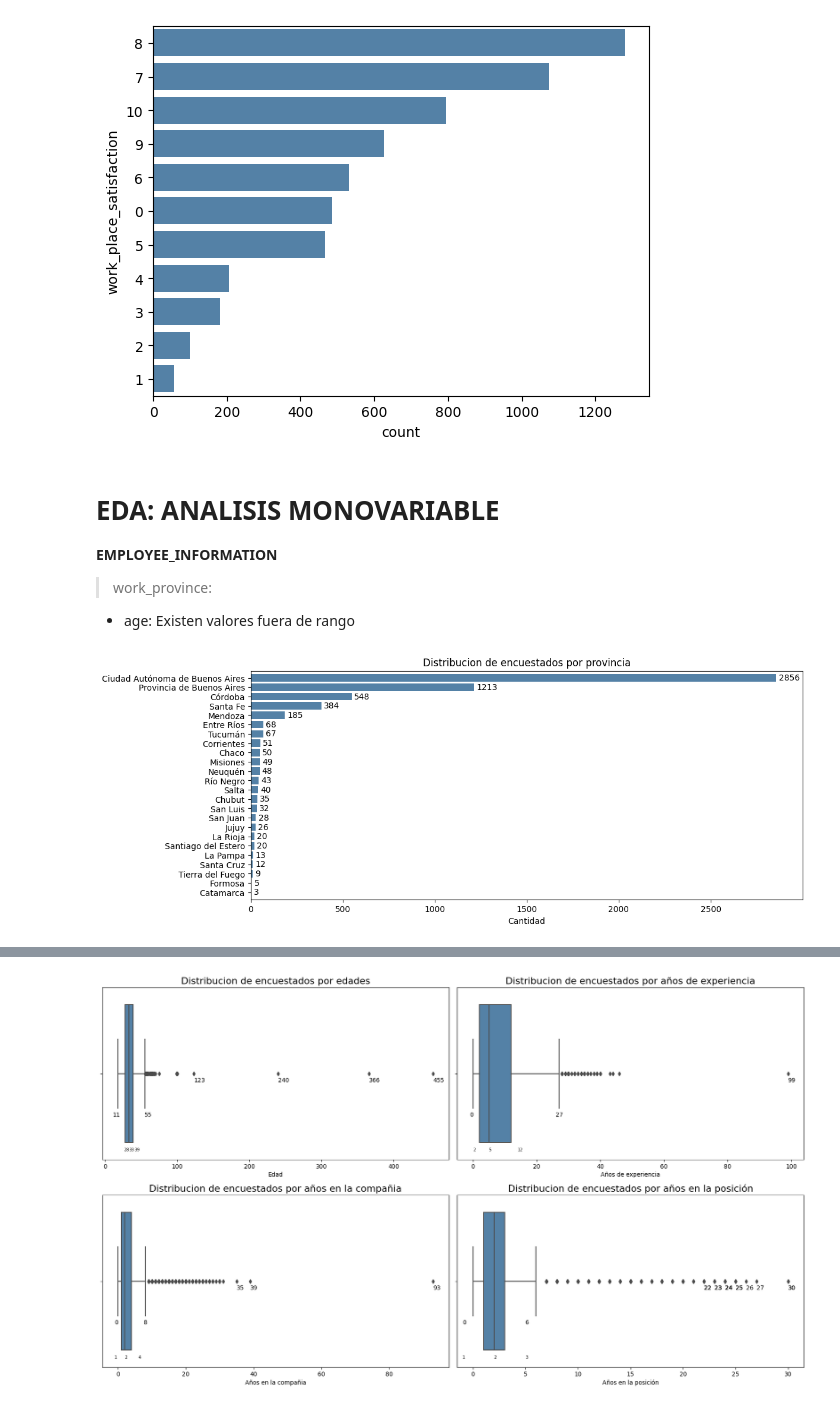
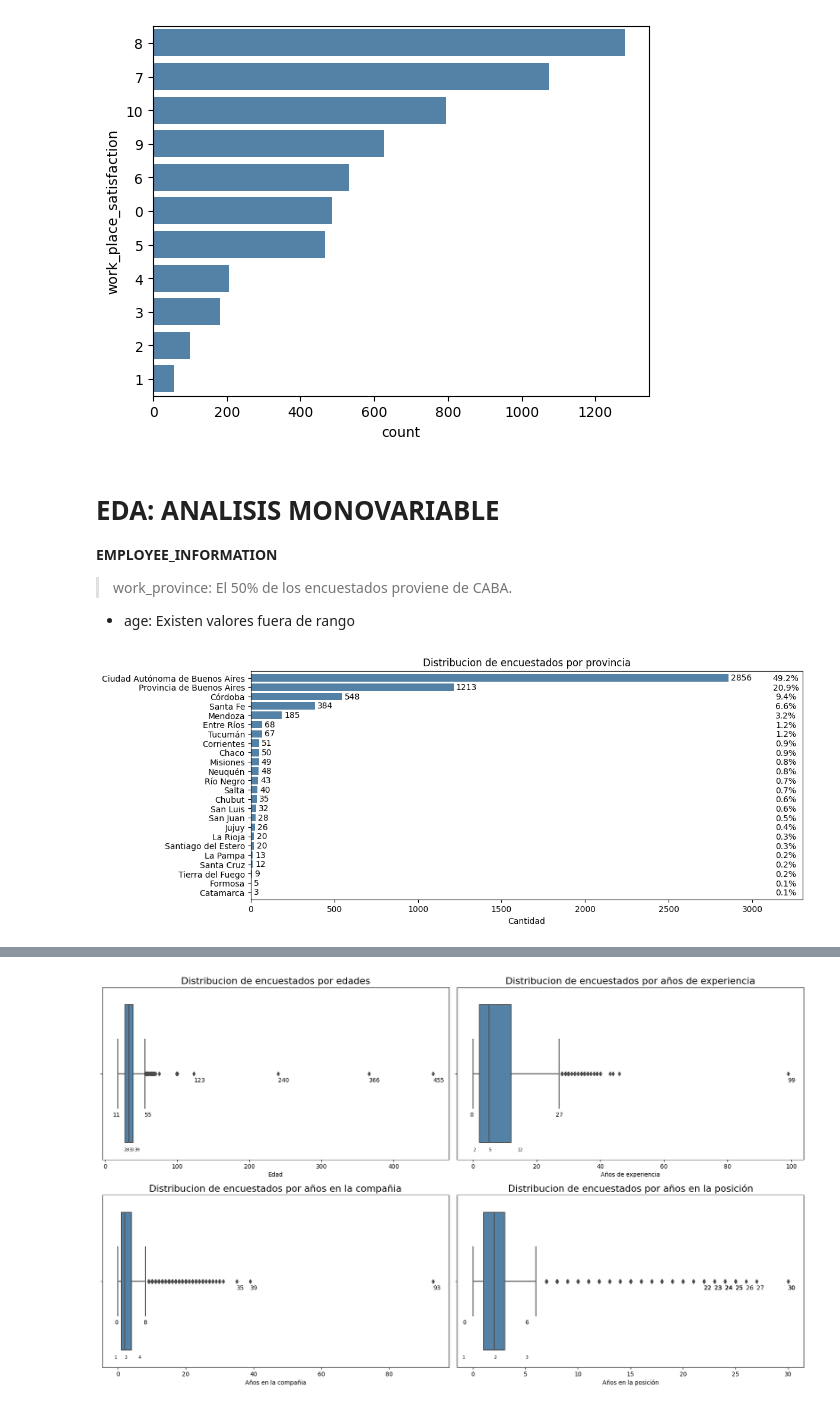
Before and after one commit to simonzanetti/2023.2-SysArmy-IT-Salaries-Survey, a Jupyter notebook: 2023_2_SysArmy_Survey.ipynb, the cells around one changed output, grey strips where cells are left out. Saved outputs shown, nothing was run; the diff lists cells and outputs as text; code cells hidden in the pictures.

Commit message:
Se agregaron los porcentajes de representacion al grafico de 'work_province'

```diff
--- a/2023_2_SysArmy_Survey.ipynb
+++ b/2023_2_SysArmy_Survey.ipynb
@@ -281,7 +281,7 @@ print((salaries1['degree/specialization'].value_counts(normalize=True) * 100) >
 # EDA: ANALISIS  MONOVARIABLE
 **EMPLOYEE_INFORMATION**
 
-> work_province:
+> work_province: El 50% de los encuestados proviene de CABA.
 
 
 
@@ -289,14 +289,21 @@ print((salaries1['degree/specialization'].value_counts(normalize=True) * 100) >
 # %%
 #WORK_PROVINCE
 fig = plt.figure(figsize=(12, 5))
 ax = sns.countplot(y=salaries['work_province'], color='steelblue', order=df["work_province"].value_counts().index)
 plt.title("Distribucion de encuestados por provincia",loc='center')
 plt.xlabel("Cantidad")
 plt.ylabel('')
+#plt.xscale('log')
+ax.set_xlim(0,3300)
 ax.bar_label(ax.containers[0], padding=3)
 ax.margins(y=0.015)
+
+total = len(salaries)
+for p in ax.patches:
+    percentage = '{:.1f}%'.format(100 * p.get_width() / total)
+    ax.annotate(percentage, (3200, (p.get_y() + p.get_height() / 2) + 0.5), ha='center', va='bottom', fontsize=10)
 # %% [output]
-[figure, old version]
+[figure, new version]
 # %%
 #GENDER
 fig = plt.figure(figsize=(15, 15))
```
Also changed, not shown: parts of 1 cell of this notebook.
